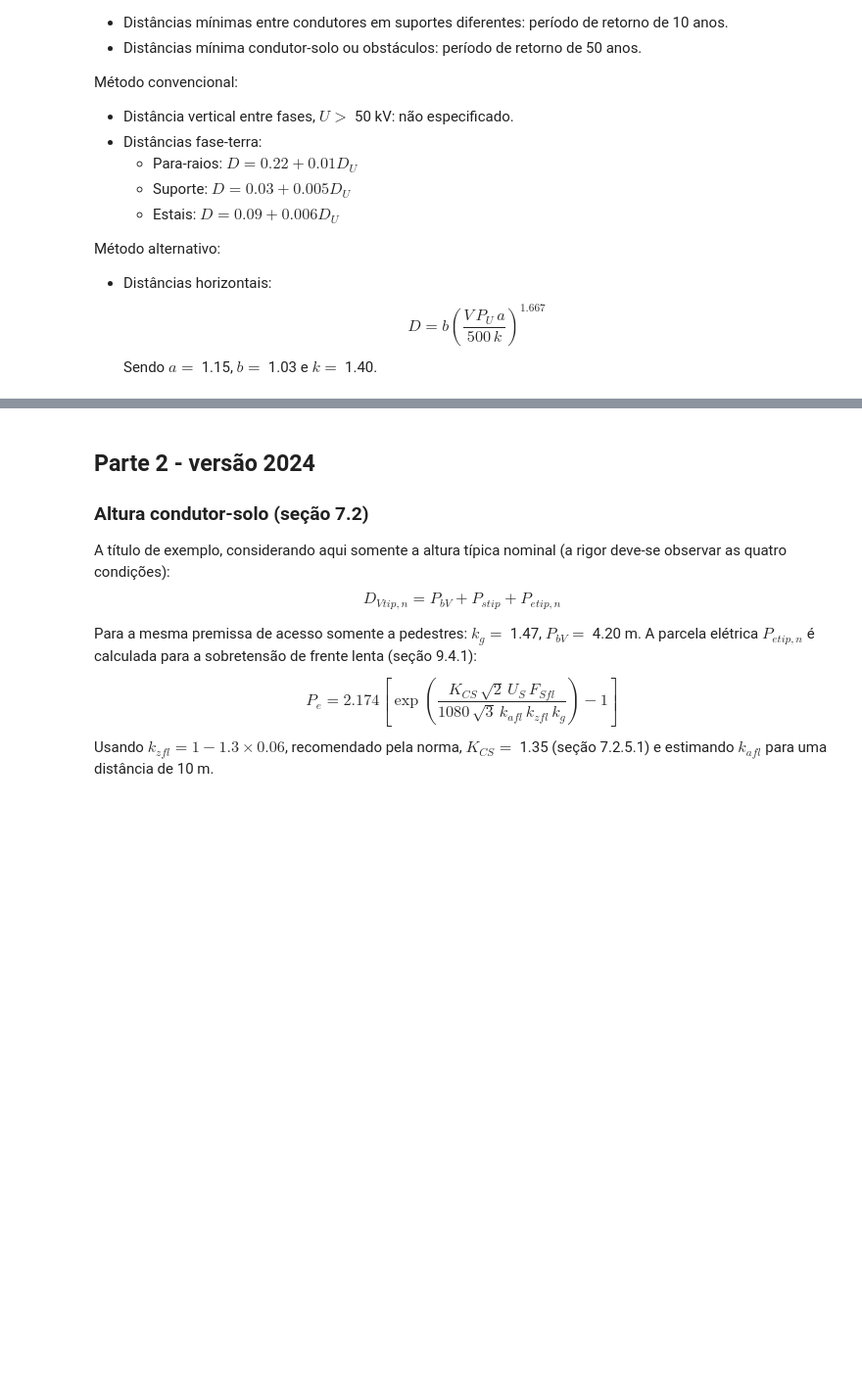
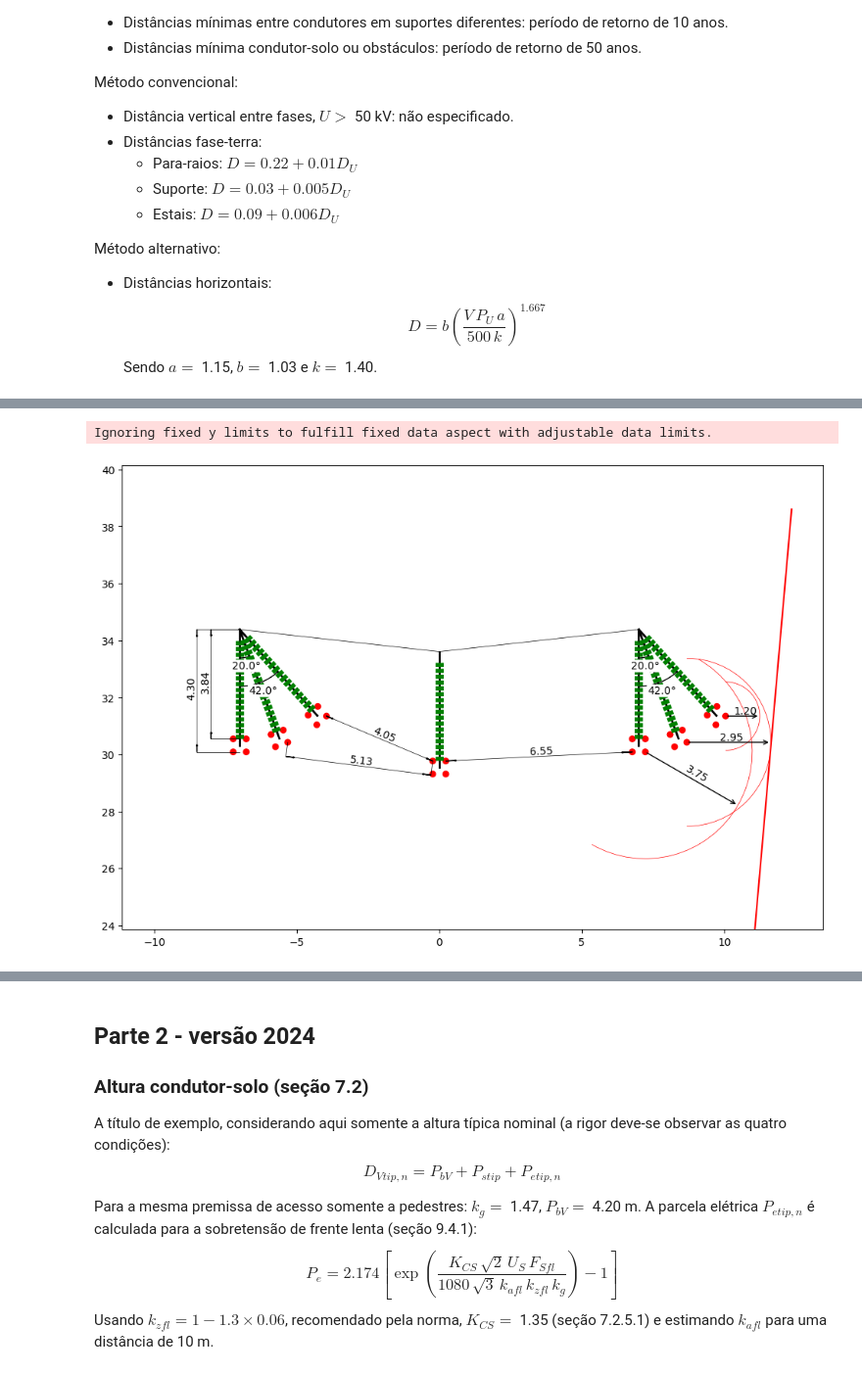
Before and after one commit to carloskleber/nbr5422, a Jupyter notebook: geomTorre500.ipynb, the cells around one changed output, grey strips where cells are left out. Shown at 98% size. Drawn from its saved outputs; the diff is of its cells as text; code cells hidden in the pictures; blank space fills up the shorter version.

```diff
--- a/geomTorre500.ipynb
+++ b/geomTorre500.ipynb
@@ -77,16 +98,16 @@ Sendo $p$ o peso linear do cabo (N/m), $A$ o commprimento do vão (m) e $T$ a tr
 # %%
 # Cadeia de isoladores
 nc = ceil(vmax * Decr / (distEscoam * 1e3)) + 1
-lcadeia = nc * passoIsol
+lcadeia = nc * passoIsol + lFerragem
 print(f"Cadeia de {nc} isoladores, comprimento {lcadeia} m.")
-# Dados catálogo Hubbell (p. 124)
+# A partir do número de isoladores, obtem-se os dados de suportabilidade de frente rápida (catálogo Hubbell, p. 124)
 cfop = 2010
 cfon = 2080
 
 # Flechas
-f18 = lt.geral.flecha2(cond.p, l, cond.T * eds) # Na ref. indica 21 m, não ficou claro qual foi a condição, aparentemente em torno de 50°C.
-f50, _ = lt.geral.equacaoEstado(cond.p, l, cond.T * eds, cond.S, cond.E, cond.alfa1, 17, ttipn)
-f60, _ = lt.geral.equacaoEstado(cond.p, l, cond.T * eds, cond.S, cond.E, cond.alfa1, 17, ttips)
-f70, _ = lt.geral.equacaoEstado(cond.p, l, cond.T * eds, cond.S, cond.E, cond.alfa1, 17, tlims)
+f18 = lt.geral.flecha2(cond.p, vm, cond.T * eds) # Na ref. indica 21 m, não ficou claro qual foi a condição, aparentemente em torno de 50°C.
+f50, _ = lt.geral.equacaoEstado(cond.p, vm, cond.T * eds, cond.S, cond.E, cond.alfa1, tmed, ttipn)
+f60, _ = lt.geral.equacaoEstado(cond.p, vm, cond.T * eds, cond.S, cond.E, cond.alfa1, tmed, ttips)
+f70, _ = lt.geral.equacaoEstado(cond.p, vm, cond.T * eds, cond.S, cond.E, cond.alfa1, tmed, tlims)
 print(f"Flechas: EDS {f18:.2f} m, 50ºC: {f50:.2f} m, 60ºC: {f60:.2f} m, 70ºC: {f70:.2f} m.")
 # %% [output]
@@ -123,7 +144,9 @@ pu = muft
 d2 = a1+b*c*((sqrt(2*Du/3) * pu)*a2/(500*k))**1.667
 print(f"Distancias condutor-solo: dConv = {d1:.2f} m, dAlt = {d2:.2f} m.")
 d = max(d1, d2)
-hTorre = d + f18
+hTorre = d + f50
+hCad = hTorre + lcadeia
 print(f"Altura do condutor na torre: {hTorre:.2f} m.")
+print(f"Altura da fixação da cadeia: {hCad:.2f} m.")
 # %% [output]
 Distancias condutor-solo: dConv = 8.68 m, dAlt = 2.83 m.
@@ -270,0 +248,53 @@ plt.show()
+# %%
+# Posição das fases
+x2 = 0
+dx = 7.
+x1 = x2 - dx
+x3 = x2 + dx
+# Altura cabo-solo, na torre
+y2 = hTorre
+deltaH = 0.777
+y1 = y2 + deltaH
+y3 = y2 + deltaH
+y1t = y1 + lcadeia
+y2t = y2 + lcadeia
+y3t = y3 + lcadeia
+ang1 = 42.
+ang2 = 20.
+dist1 = 1.2
+dist2 = 2.95
+dist3 = 3.75
+
+ax = plt.figure()
+ax.figure.set_size_inches(12, 8)
+plt.plot([-10, 10], [0, 0],'k-', linewidth=0.5)
+ptsF2 = plot_cadeia(plt, (x2,y2t), l=lcadeia, ang=0, nc=4, angsc=45, esp=0.457, wcad=8)
+plt.plot([x1, x2, x3], [y1t, y2t, y3t],'k-', linewidth=0.5)
+ptsF1 = plot_cadeia(plt, (x1,y1t), l=lcadeia, ang=0, nc=4, angsc=45, esp=0.457, wcad=8)
+plot_dimension(plt, (x1,y1), (x1,y1t), offset=1)
+plot_dimension(plt, (x1,y1-esp), (x1,y1t), offset=1.5)
+ptsF3fr = plot_cadeia(plt, (x3,y3t), l=lcadeia, ang=0, nc=4, angsc=45, esp=0.457, wcad=8)
+p1,p2,_ = minDistancePts(ptsF2, ptsF3fr)
+plot_dimension(plt, p1, p2, offset=0)
+pm = ptsF3fr[3]
+plot_distance_radius(plt, pm, radius=dist3, angle=-30)
+ptsF3fl = plot_cadeia(plt, (x3,y3t), l=lcadeia, ang=ang2, nc=4, angsc=45, esp=0.457, wcad=8, angle_offset=1)
+pm = xmax(ptsF3fl)
+plot_distance_radius(plt, pm, radius=dist2)
+ptsF3fi = plot_cadeia(plt, (x3,y3t), l=lcadeia, ang=ang1, nc=4, angsc=45, esp=0.457, wcad=8, angle_offset=2)
+pm = xmax(ptsF3fi)
+plot_distance_radius(plt, pm, radius=dist1)
+ptsF1fl = plot_cadeia(plt, (x1,y1t), l=lcadeia, ang=ang2, nc=4, angsc=45, esp=0.457, wcad=8, angle_offset=1)
+ptsF1fi = plot_cadeia(plt, (x1,y1t), l=lcadeia, ang=ang1, nc=4, angsc=45, esp=0.457, wcad=8, angle_offset=2)
+p1,p2,_ = minDistancePts(ptsF2, ptsF1fi)
+plot_dimension(plt, p2, p1, offset=0)
+p1,p2,_ = minDistancePts(ptsF2, ptsF1fl)
+plot_dimension(plt, p2, p1, offset=-0.5)
+ptT,_,_ = find_line_start(ptsF3fl, 90-angM, dist2)
+xm = plot_line_pt(plt, ptT, 90-angM, 0, hCad+5)
+plt.axis('equal')
+plt.gca().set_ylim(30, 34)
+plt.show()
+# %% [output]
+Ignoring fixed y limits to fulfill fixed data aspect with adjustable data limits.
+[figure, added]
```
Also changed, not shown: parts of 25 cells of this notebook, 2 other files.
